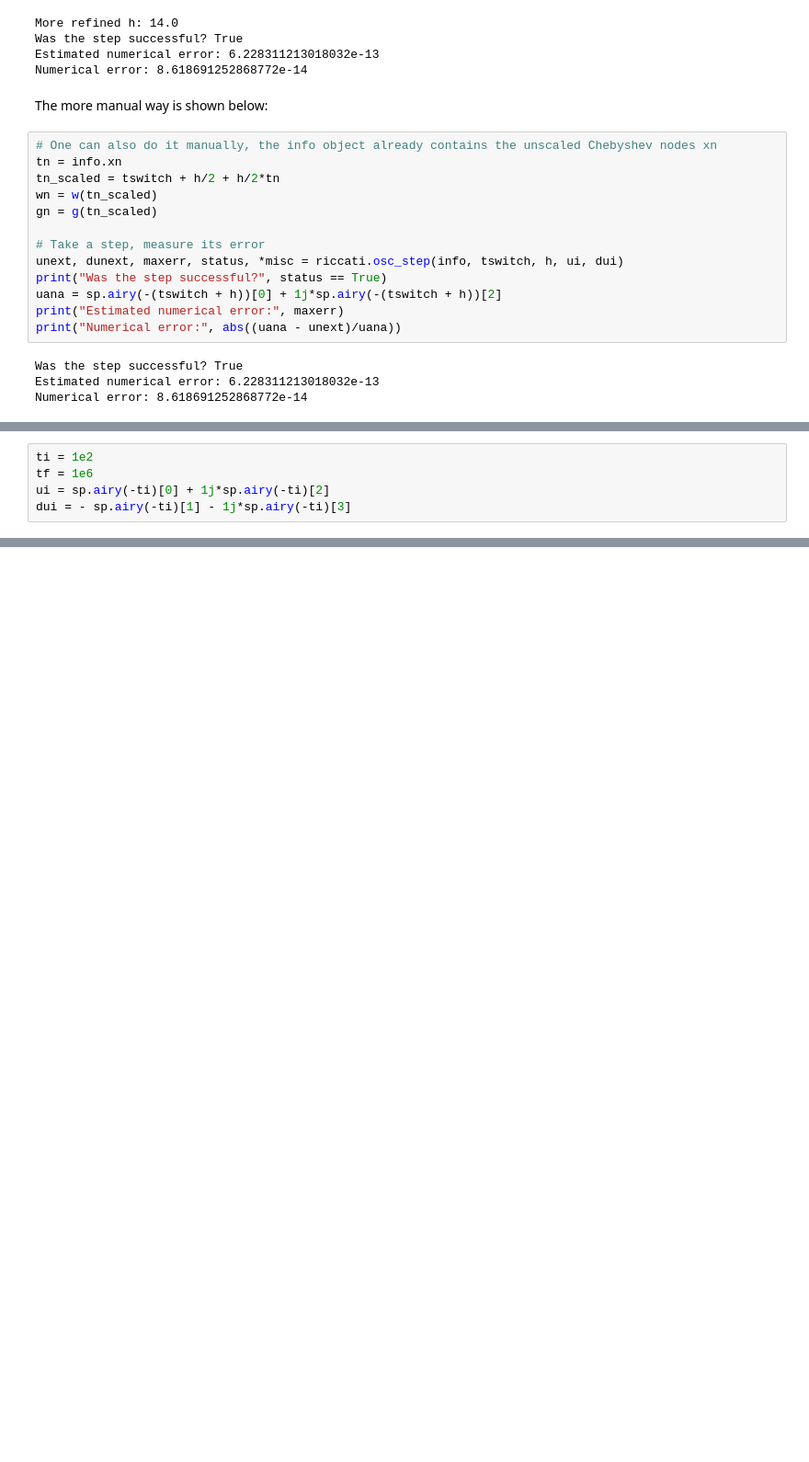
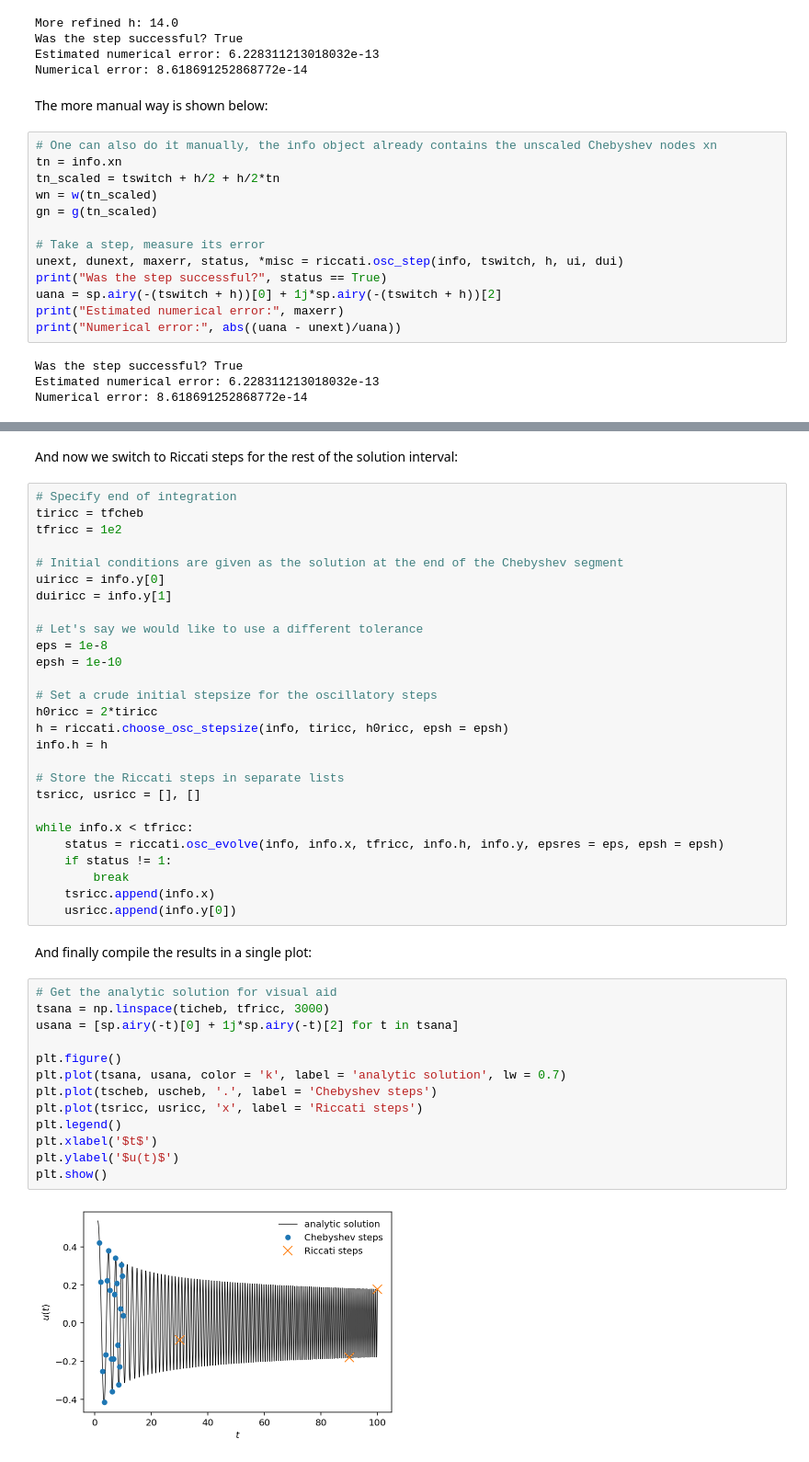
Before and after one commit to fruzsinaagocs/riccati, a Jupyter notebook: docs/source/examples.ipynb, the cells around one changed output, grey strips where cells are left out. Shown: that part at 92% size. Saved outputs shown, nothing was run; the diff lists cells and outputs as text; blank space fills up the shorter version.

```diff
--- a/docs/source/examples.ipynb
+++ b/docs/source/examples.ipynb
@@ -405,5 +404,0 @@ The functions `riccati.osc_evolve`, `riccati.nonosc_evolve` provide a way to str
-# %%
-ti = 1e2
-tf = 1e6
-ui = sp.airy(-ti)[0] + 1j*sp.airy(-ti)[2]
-dui = - sp.airy(-ti)[1] - 1j*sp.airy(-ti)[3]
@@ -409,0 +440,46 @@ dui = - sp.airy(-ti)[1] - 1j*sp.airy(-ti)[3]
+# %% [markdown]
+And now we switch to Riccati steps for the rest of the solution interval:
+# %%
+# Specify end of integration
+tiricc = tfcheb
+tfricc = 1e2
+
+# Initial conditions are given as the solution at the end of the Chebyshev segment
+uiricc = info.y[0]
+duiricc = info.y[1]
+
+# Let's say we would like to use a different tolerance
+eps = 1e-8
+epsh = 1e-10
+
+# Set a crude initial stepsize for the oscillatory steps
+h0ricc = 2*tiricc
+h = riccati.choose_osc_stepsize(info, tiricc, h0ricc, epsh = epsh)
+info.h = h
+
+# Store the Riccati steps in separate lists
+tsricc, usricc = [], []
+
+while info.x < tfricc:
+    status = riccati.osc_evolve(info, info.x, tfricc, info.h, info.y, epsres = eps, epsh = epsh)
+    if status != 1:
+        break
+    tsricc.append(info.x)
+    usricc.append(info.y[0])
+# %% [markdown]
+And finally compile the results in a single plot:
+# %%
+# Get the analytic solution for visual aid
+tsana = np.linspace(ticheb, tfricc, 3000)
+usana = [sp.airy(-t)[0] + 1j*sp.airy(-t)[2] for t in tsana]
+
+plt.figure()
+plt.plot(tsana, usana, color = 'k', label = 'analytic solution', lw = 0.7)
+plt.plot(tscheb, uscheb, '.', label = 'Chebyshev steps')
+plt.plot(tsricc, usricc, 'x', label = 'Riccati steps')
+plt.legend()
+plt.xlabel('$t$')
+plt.ylabel('$u(t)$')
+plt.show()
+# %% [output]
+[figure, added]
```
Also changed, not shown: parts of 5 cells of this notebook.
